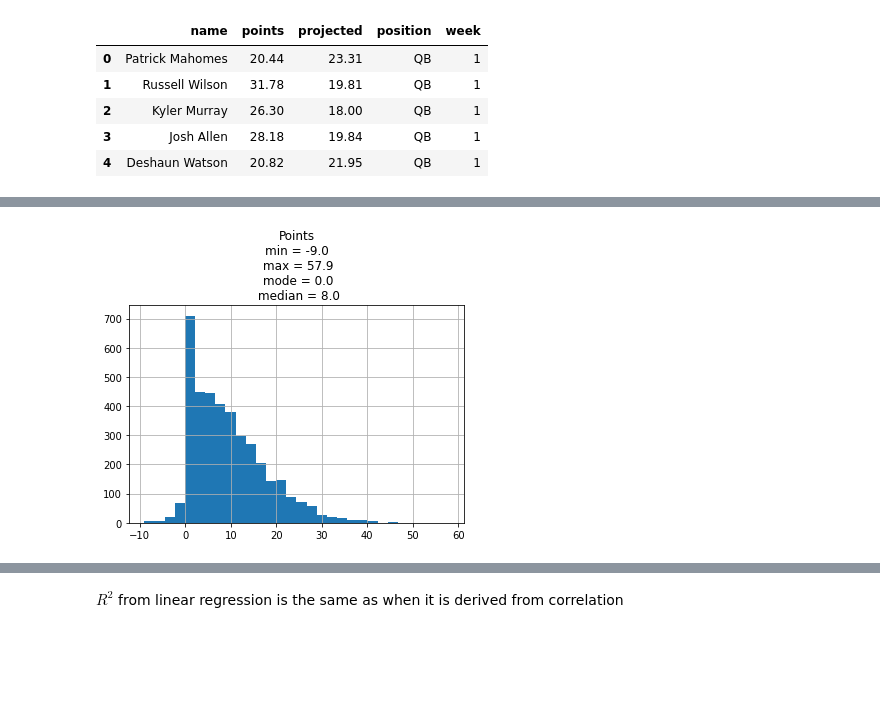
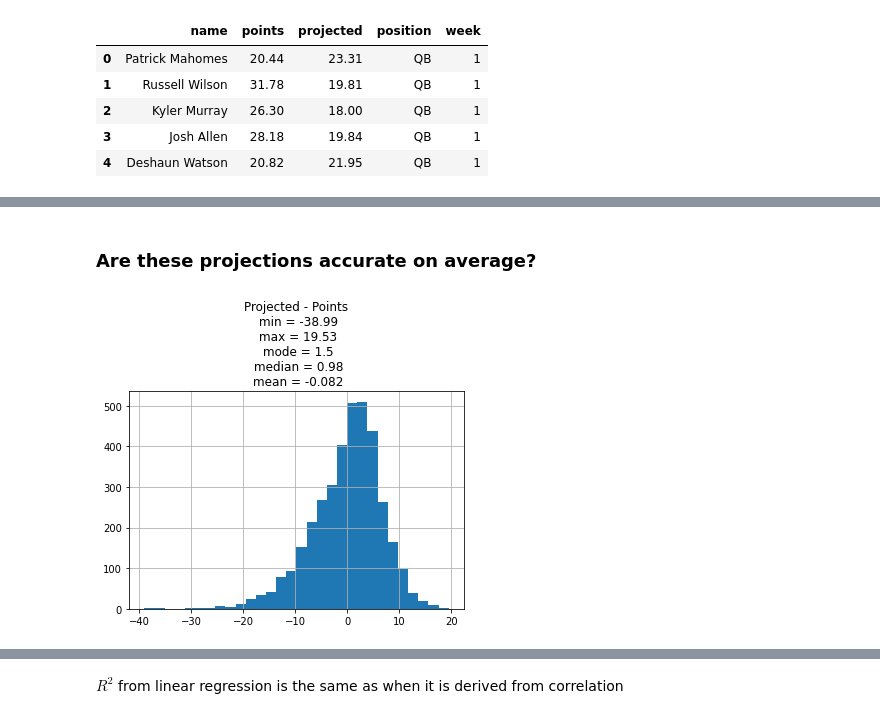
Before and after one commit to bpennisi/espn-ffl, a Jupyter notebook: analyze_espn_projections_data.ipynb, the cells around one changed output, grey strips where cells are left out. Drawn from its saved outputs; the diff is of its cells as text; code cells hidden in the pictures; blank space fills up the shorter version.

Commit message:
update espn projection notebook tests, add more watson analysis

```diff
--- a/analyze_espn_projections_data.ipynb
+++ b/analyze_espn_projections_data.ipynb
@@ -11,9 +12,9 @@ import matplotlib.pyplot as plt
 import numpy as np
 
 with open('projections_thru_wk_13_ppr.json', 'r') as f:
-    recs = json.load(f)
+    jsons = json.load(f)
 # %%
-recs = pd.DataFrame(recs)
+recs = pd.DataFrame(jsons)
 recs.shape
 # %% [output]
 (5226, 5)
@@ -27,6 +28,6 @@ recs.head()
 | 3 | Josh Allen | 28.18 | 19.84 | QB | 1 |
 | 4 | Deshaun Watson | 20.82 | 21.95 | QB | 1 |
 # %%
-recs = recs.loc[~(recs['projected'] == 0.0)].copy()
+recs = recs.loc[recs['projected'] >= 1.0].copy()
 recs.shape
 # %% [output]
@@ -54,6 +35,11 @@ Name: name, dtype: int64
+# %% [markdown]
+### Are these projections accurate on average?
+# %%
+recs['prmp'] = recs['projected'] - recs['points']
+recs['mae'] = recs['prmp'].abs()
 # %%
-recs.points.hist(bins=30)
-plt.title('Points\nmin = {}\n max = {}\n mode = {}\n median = {}'.format(recs.points.min(), recs.points.max(), recs.points.mode()[0], recs.points.median()))
+recs.prmp.hist(bins=30)
+plt.title('Projected - Points\n min = {}\n max = {}\n mode = {}\n median = {}\n mean = {}'.format(np.round(recs.prmp.min(), 3), np.round(recs.prmp.max(), 3), np.round(recs.prmp.mode()[0], 3), np.round(recs.prmp.median(), 3), np.round(recs.prmp.mean(), 3)))
 plt.show()
 # %% [output]
-[figure, old version]
+[figure, new version]
```
Also changed, not shown: parts of 38 cells of this notebook, 1 other file.
